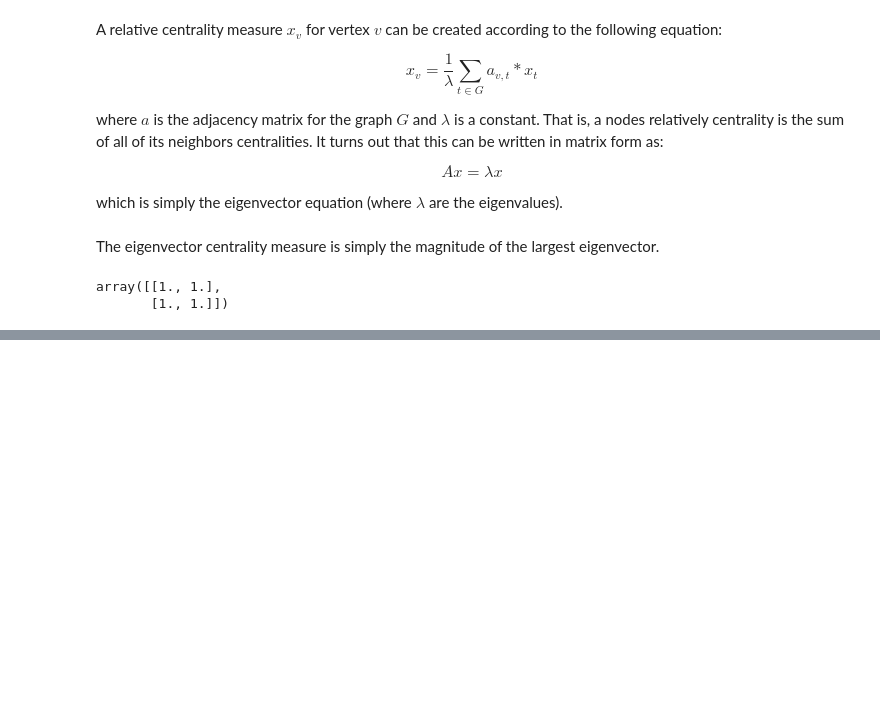
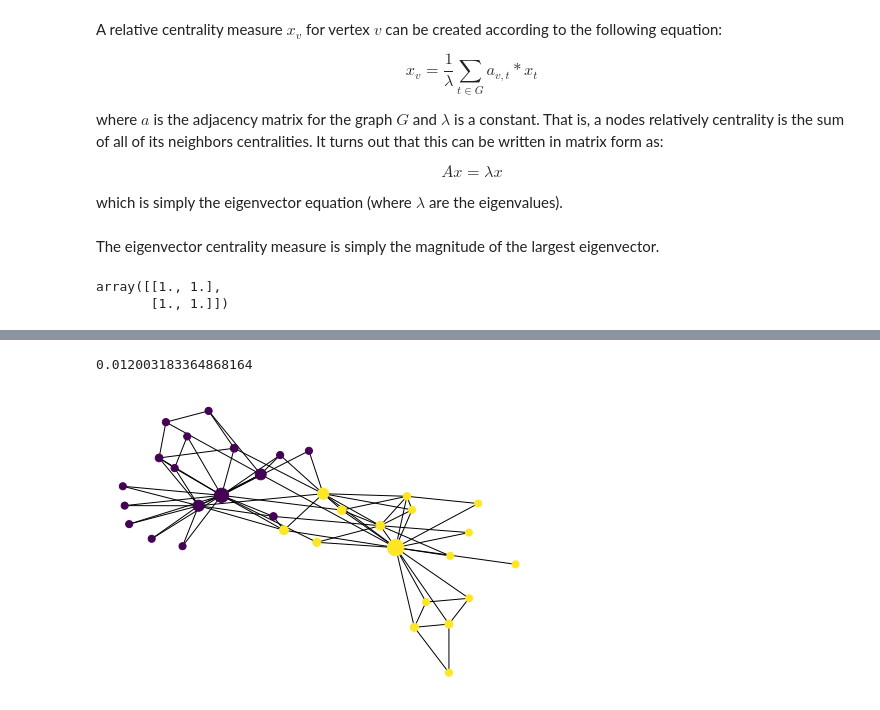
Before and after one commit to neuroailab/psych253, a Jupyter notebook: 2020/EigenvectorCentrality.ipynb, the cells around one changed output, grey strips where cells are left out. Drawn from its saved outputs; the diff is of its cells as text; code cells hidden in the pictures; blank space fills up the shorter version.

```diff
--- a/2020/EigenvectorCentrality.ipynb
+++ b/2020/EigenvectorCentrality.ipynb
@@ -53,0 +93,10 @@ array([[1., 1.],
+# %%
+start = time.time()
+bc = nx.betweenness_centrality(kc)
+print(time.time() - start)
+
+kc_info['bc'] = np.array([bc[i] for i in bc])
+nx.draw(kc, pos=layout,node_size=kc_info['bc']*scaling + 50, node_color=kc_info['club_color'])
+# %% [output]
+0.012003183364868164
+[figure, added]
```
Also changed, not shown: parts of 14 cells of this notebook.
